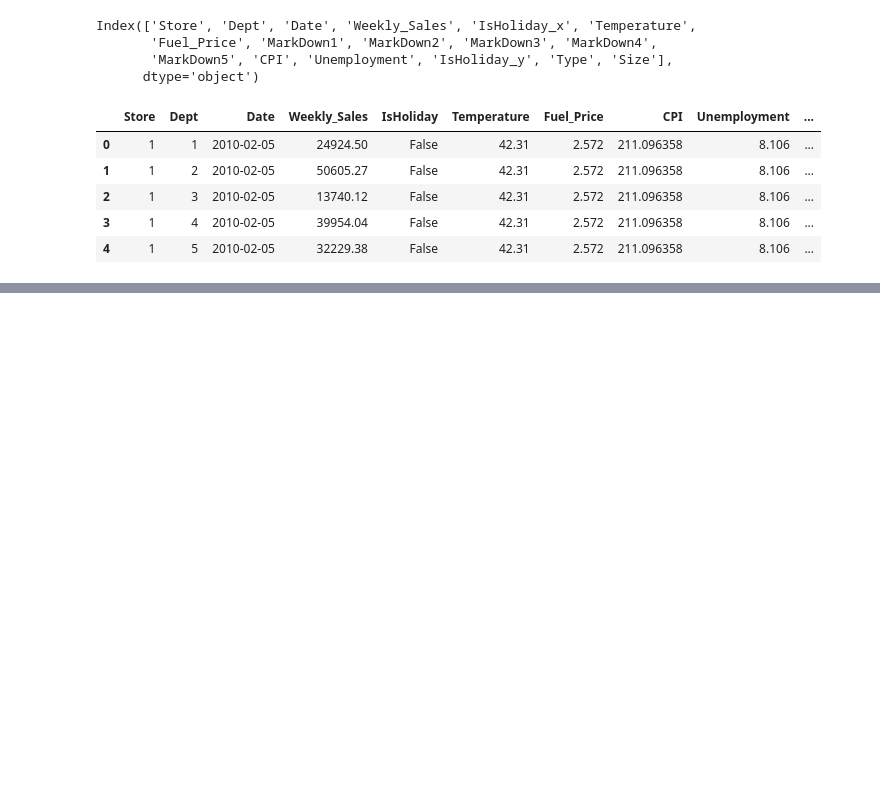
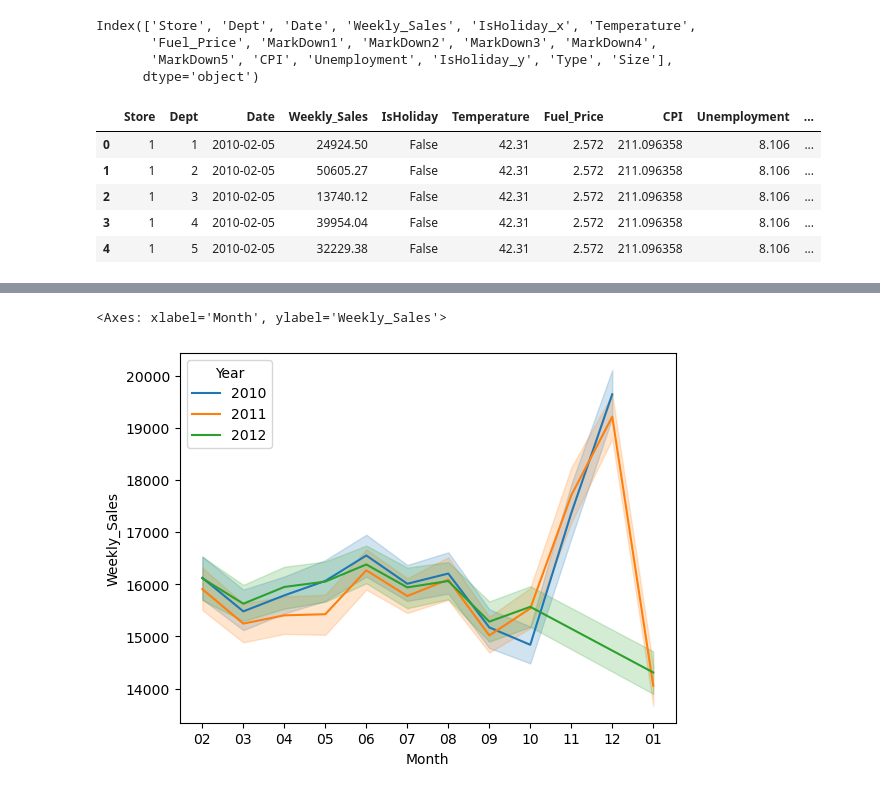
Before and after one commit to u-droid/machine-learning-projects, a Jupyter notebook: walmart_sales_forecasting/forecast.ipynb, the cells around one changed output, grey strips where cells are left out. Cells and saved outputs as stored; diff of their text form; code cells hidden in the pictures; blank space fills up the shorter version.

```diff
--- a/walmart_sales_forecasting/forecast.ipynb
+++ b/walmart_sales_forecasting/forecast.ipynb
@@ -92,0 +129,9 @@ MemoryError: Unable to allocate 119. MiB for an array with shape (37, 421472) an
+# %%
+df['Date'] = pd.to_datetime(df['Date'])
+df['Month'] = df['Date'].dt.strftime('%m')
+df['Year'] = df['Date'].dt.strftime('%Y')
+df['MY'] = df['Date'].dt.strftime('%Y-%m')
+sns.lineplot(data=df, x='Month', y='Weekly_Sales', hue='Year')
+# %% [output]
+<Axes: xlabel='Month', ylabel='Weekly_Sales'>
+[figure, added]
```
Also changed, not shown: parts of 35 cells of this notebook, 1 other file.
